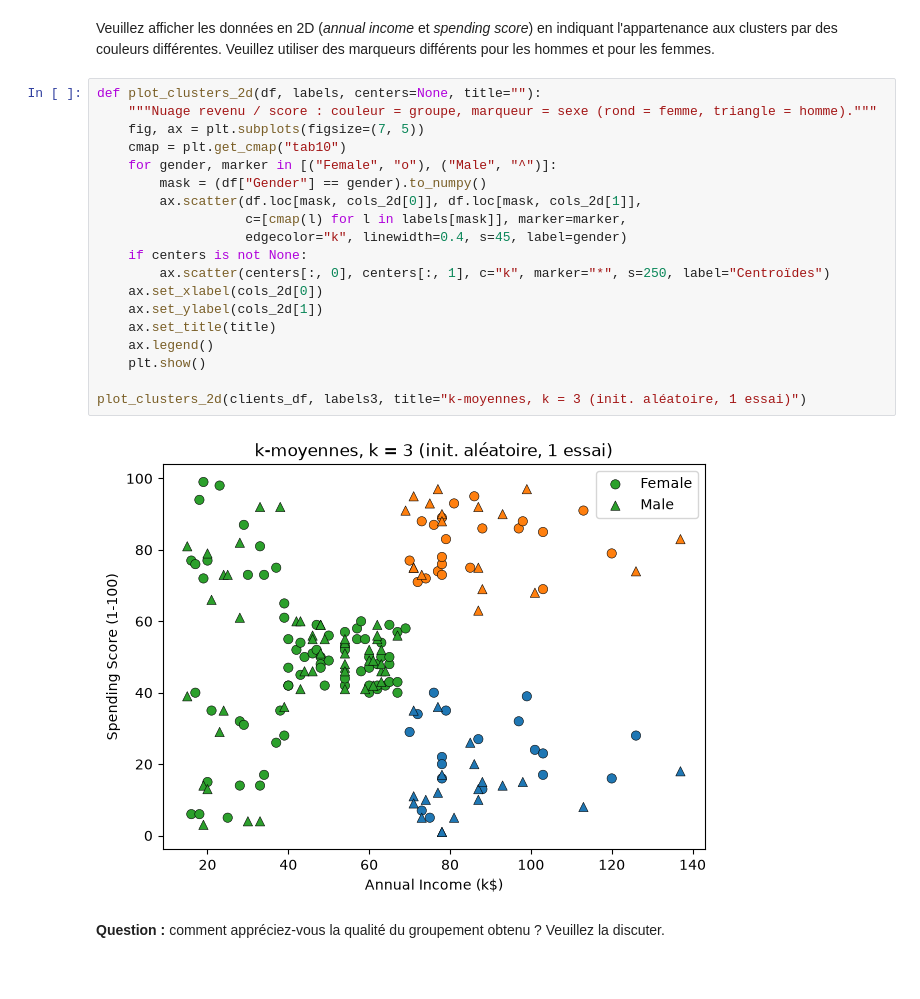
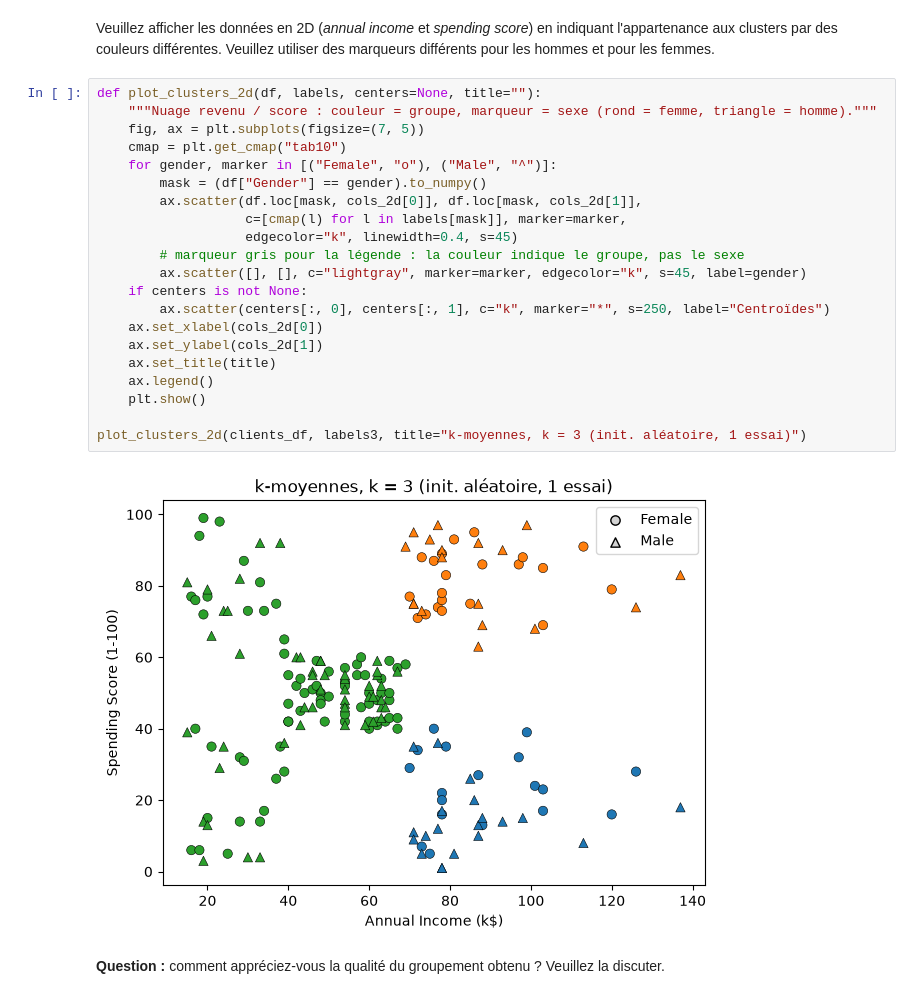
Before and after one commit to mouhamed-sakho10/APN_labs, a Jupyter notebook: lab5/Labo5_Groupement_simple_Giovannetti_Sakho.ipynb, the cells around one changed output. Saved outputs shown, nothing was run; the diff lists cells and outputs as text.

```diff
--- a/lab5/Labo5_Groupement_simple_Giovannetti_Sakho.ipynb
+++ b/lab5/Labo5_Groupement_simple_Giovannetti_Sakho.ipynb
@@ -138,24 +144,26 @@ Veuillez afficher les données en 2D (_annual income_ et _spending score_) en in
 # %%
 def plot_clusters_2d(df, labels, centers=None, title=""):
     """Nuage revenu / score : couleur = groupe, marqueur = sexe (rond = femme, triangle = homme)."""
     fig, ax = plt.subplots(figsize=(7, 5))
     cmap = plt.get_cmap("tab10")
     for gender, marker in [("Female", "o"), ("Male", "^")]:
         mask = (df["Gender"] == gender).to_numpy()
         ax.scatter(df.loc[mask, cols_2d[0]], df.loc[mask, cols_2d[1]],
                    c=[cmap(l) for l in labels[mask]], marker=marker,
-                   edgecolor="k", linewidth=0.4, s=45, label=gender)
+                   edgecolor="k", linewidth=0.4, s=45)
+        # marqueur gris pour la légende : la couleur indique le groupe, pas le sexe
+        ax.scatter([], [], c="lightgray", marker=marker, edgecolor="k", s=45, label=gender)
     if centers is not None:
         ax.scatter(centers[:, 0], centers[:, 1], c="k", marker="*", s=250, label="Centroïdes")
     ax.set_xlabel(cols_2d[0])
     ax.set_ylabel(cols_2d[1])
     ax.set_title(title)
     ax.legend()
     plt.show()
 
 plot_clusters_2d(clients_df, labels3, title="k-moyennes, k = 3 (init. aléatoire, 1 essai)")
 # %% [output]
-[figure, old version]
+[figure, new version]
 # %% [markdown]
 **Question :** comment appréciez-vous la qualité du groupement obtenu ?  Veuillez la discuter.
 # %% [markdown]
```
Also changed, not shown: parts of 7 cells of this notebook, 1 other file.
